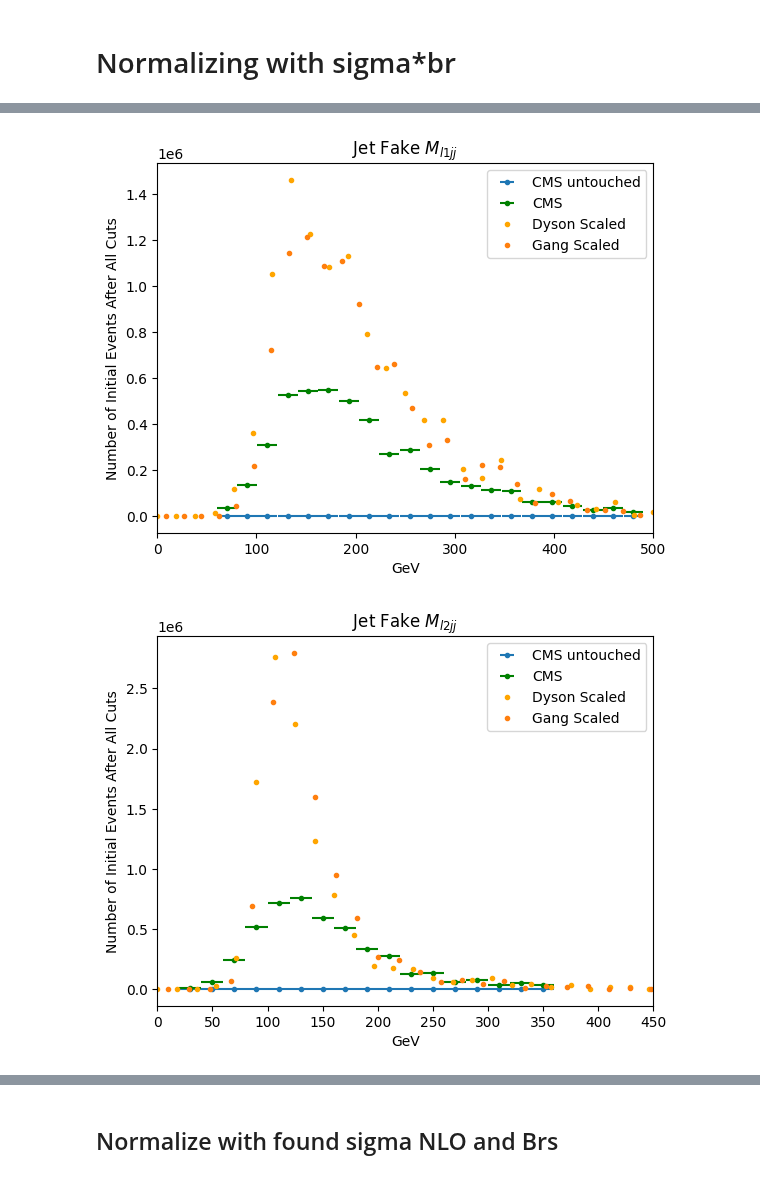
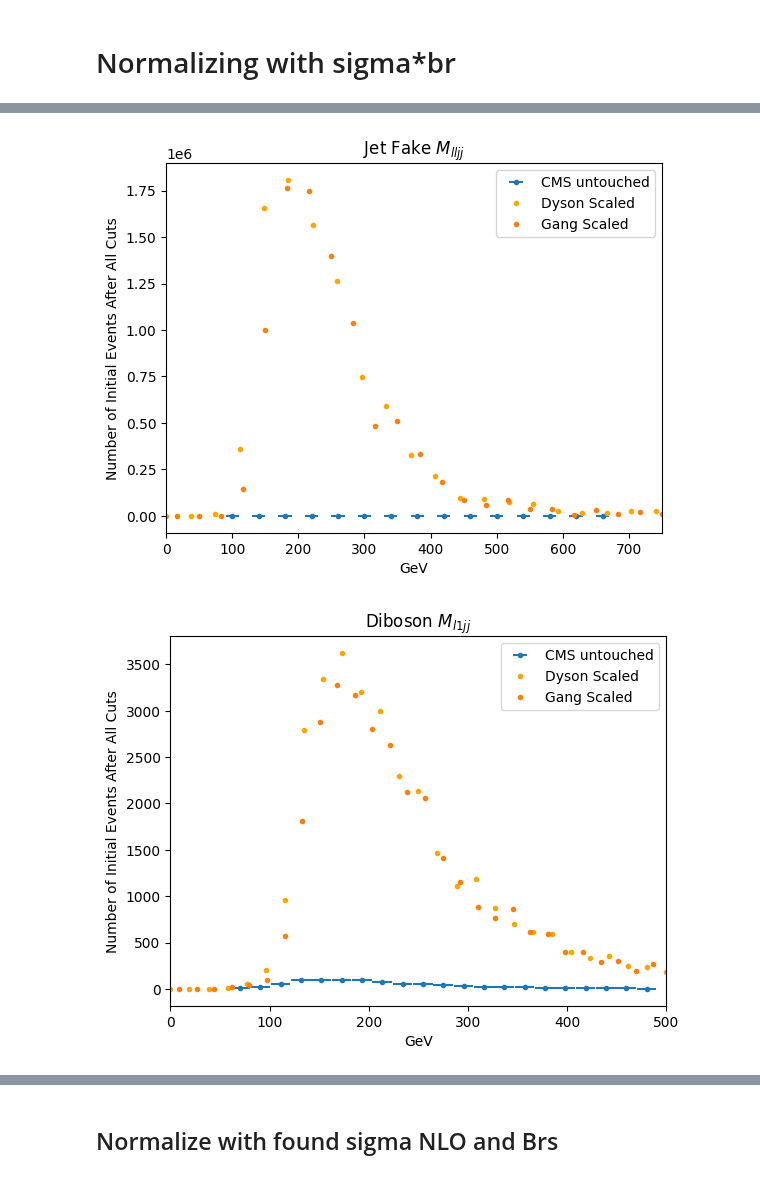
Before and after one commit to dysontk/LFVLNV, a Jupyter notebook: AnalysisAndSuch/Histos.ipynb, the cells around one changed output, grey strips where cells are left out. Cells and saved outputs as stored; diff of their text form; code cells hidden in the pictures.

```diff
--- a/AnalysisAndSuch/Histos.ipynb
+++ b/AnalysisAndSuch/Histos.ipynb
@@ -389,13 +378,23 @@ def NormalizeToAreaOne(xarr, yarr, CMSbounds):
     print("Scaling factor: ", 1/sum(yarr[idx1:idx2]) )
     return yarr/sum(yarr[idx1:idx2])
 
+def N_fin_finder(xarr, yarr, CMSbounds):
+    idx1, idx2 = find_nearest(xarr, CMSbounds)
+    print(idx1, ", ", idx2)
+    # print(data_np)
+    print("N_fin: ", sum(yarr[idx1:idx2]) )
+    print("N_sum: ", sum(yarr))
+    return sum(yarr[idx1:idx2])
 
-def normalize(data_np, eventType):
+def normalize(data_np, eventType, xarr, cmsbounds):
     # N_generated = ssdilep_events[eventType] # number of eejj events
     # N_generated = {'WZ2j': 212626,
     #                'ZZ2j': 213388,
     #                'W3j': 209743,
     #                'ttbar':211639}
+
+    N_fin = N_fin_finder(xarr, data_np, cmsbounds)
+    print(N_fin)
     # N_aftercuts_CMSbounds = np.sum(data_np[])
     N_fin = np.sum(data_np) # total number of events after all cuts
     # eff_ratio = N_fin/ N_generated
@@ -412,8 +411,8 @@ def normalize(data_np, eventType):
     #                    'ttbar':0.135261,
     #                    'W3j': 0.1071}
     Lumin = 35.9e3 # pb^-1
-    print(eventType, "norm factor", SigmaLO[eventType] * BranchingRatios[eventType]* Lumin/ (N_fin-100))
-    return data_np * SigmaLO[eventType] * BranchingRatios[eventType] * Lumin /  (N_fin-100)
+    print(eventType, "norm factor", SigmaLO[eventType] * BranchingRatios[eventType]* Lumin/ (N_fin))
+    return data_np * SigmaLO[eventType] * BranchingRatios[eventType] * Lumin /  (N_fin)
     # return data_np/4
 
 def normalizeCMS(data_np, eventType):
@@ -527,9 +526,9 @@ for htyp in GangDataDict:
         # plt.errorbar(my_y,  /n, color = 'orange', fmt='.', label='Dyson')
         print(dg)
         print("Dyson")
-        plt.errorbar(my_x,  NormalizeToAreaOne(my_x, myDataPlotSCALED, (CMS_linspaces[htyp][0], CMS_linspaces[htyp][-1])), color = 'orange', fmt='.', label='Dyson')
+        plt.errorbar(my_x,  NormalizeToAreaOne(my_x, myDataPlotSCALED, (CMS_linspaces[htyp][0], CMS_linspaces[htyp][-1])), color = 'orange', fmt='.', label='Dyson\'s analysis (from sim.)')
         print("Gang")
-        plt.errorbar(GangDataPlotX, NormalizeToAreaOne(GangDataPlotX, GangDataPlotYSCALED, (CMS_linspaces[htyp][0], CMS_linspaces[htyp][-1])), fmt='.', label='Gang')
+        plt.errorbar(GangDataPlotX, NormalizeToAreaOne(GangDataPlotX, GangDataPlotYSCALED, (CMS_linspaces[htyp][0], CMS_linspaces[htyp][-1])), fmt='.', label='Gang\'s analysis (from sim.)')
         plt.vlines(CMS_linspaces[htyp][0], CMS_to_plot[0]/np.sum(CMS_to_plot), CMS_to_plot[4]/np.sum(CMS_to_plot), colors='green', linestyles='dashed')
         plt.vlines(CMS_linspaces[htyp][-1], CMS_to_plot[-1]/np.sum(CMS_to_plot), CMS_to_plot[4]/np.sum(CMS_to_plot), colors='green', linestyles='dashed', label='Normalization Bounds')
         plt.xlim(plotInfo[htyp]['bounds'])
@@ -564,30 +563,37 @@ Scaling factor:  0.0005058168942842691
 # %% [markdown]
 # Normalizing with sigma*br
 # %%
-
+path_to_Gang = '/Users/dysonk/Work/Gang_analysis/'
+init_dir = {'diboson':path_to_Gang + gang_diboson_path,
+            'JF':path_to_Gang + 'jetfake_NR_highSR1/' }
 
 eTdict = {'WZ2j':'WZ',
         'ZZ2j':'ZZ',
         'W3j':'W3j',
         'ttbar':'ttbar'}
+
+CMSFileTags = {'ll': 'mllW_',
+               'l1': 'ml1W_',
+               'l2': 'ml2W_'}
 for htyp in GangDataDict:
 
 
 
     for  dg in GangdatGroups:
-        if dg == 'diboson':
-            continue
+        # if dg == 'diboson':
+        #     continue
         fig, axes = plt.subplots()
+        print(init_dir)
         CMS_to_plot = get_data(init_dir[dg]+CMSFileTags[htyp]+'3.dat') - get_data(init_dir[dg]+CMSFileTags[htyp]+'1.dat')
         axes.errorbar(CMS_linspaces[htyp], CMS_to_plot, xerr=10, label='CMS untouched', fmt='.')
 
-        CMS_to_plot = CMS_to_plot*(normalizeCMS(CMS_to_plot, 'ttbar') + normalizeCMS(CMS_to_plot, 'W3j'))/2
-        axes.errorbar(CMS_linspaces[htyp], CMS_to_plot, xerr=10, label='CMS', fmt='.', color='green')
+        # CMS_to_plot_norm = CMS_to_plot*(normalizeCMS(CMS_to_plot, 'ttbar') + normalizeCMS(CMS_to_plot, 'W3j'))/2
+        # axes.errorbar(CMS_linspaces[htyp], CMS_to_plot_norm, xerr=10, label='CMS', fmt='.', color='green')
         # print(f"CMS max {htyp}", np.max(CMS_to_plot))
         # if (dg=='JF'):
         #     continue
         myData = {}
-        my_y = np.zeros(50)
+        my_x = np.zeros(50)
         myDataPlotSCALED = 0
         GangDataPlotX = 0
         GangDataPlotYSCALED = 0
@@ -596,12 +602,12 @@ for htyp in GangDataDict:
             # print(dt)
             myData.update({dt:combineHistos.get_data(dt, my_FileTags[htyp], my_start_dir)})
             # print(len(myData[dt]['data']))
-            my_y = np.linspace(myData[dt]['bounds'][0], myData[dt]['bounds'][1], len(myData[dt]['data']))
-            myDataPlotSCALED += normalize(myData[dt]['data'], dt)
+            my_x = np.linspace(myData[dt]['bounds'][0], myData[dt]['bounds'][1], len(myData[dt]['data']))
+            myDataPlotSCALED += normalize(myData[dt]['data'], dt, my_x, (CMS_linspaces[htyp][0], CMS_linspaces[htyp][-1]))
             # print(GangDataPlotY)
             # print(GangDataDictFull[eTdict[dt]][htyp][:,0])
-            GangDataPlotYSCALED += normalize(GangDataDictFull[eTdict[dt]][htyp][:,1], dt)
             GangDataPlotX = GangDataDictFull[eTdict[dt]][htyp][:,0]
+            GangDataPlotYSCALED += normalize(GangDataDictFull[eTdict[dt]][htyp][:,1], dt, GangDataPlotX, (CMS_linspaces[htyp][0], CMS_linspaces[htyp][-1]))
             # print(np.shape(GangDataPlotX))
             # print(np.shape(GangDataPlotY))
         # GangsY = GangDataDictFull['WZ'][htyp][:,1] + GangDataDictFull['ZZ'][htyp][:,1]
@@ -611,7 +617,7 @@ for htyp in GangDataDict:
         # myDataPlot = myDataPlot #* CMS_nEvents
         axes.set_title(titleDGDict[dg] + ' ' + plotInfo[htyp]['title'])
         # plt.errorbar(my_y,  /n, color = 'orange', fmt='.', label='Dyson')
-        plt.errorbar(my_y,  myDataPlotSCALED, color = 'orange', fmt='.', label='Dyson Scaled')
+        plt.errorbar(my_x,  myDataPlotSCALED, color = 'orange', fmt='.', label='Dyson Scaled')
         plt.errorbar(GangDataPlotX, GangDataPlotYSCALED, fmt='.', label='Gang Scaled')
         plt.xlim(plotInfo[htyp]['bounds'])
         plt.ylabel('Number of Initial Events After All Cuts')
@@ -641,2 +646,2 @@ W3j norm factor 399.1561855670103
-[figure, old version]
+[figure, new version]
-[figure, old version]
+[figure, new version]
```
Also changed, not shown: parts of 22 cells of this notebook, 1 other file.
